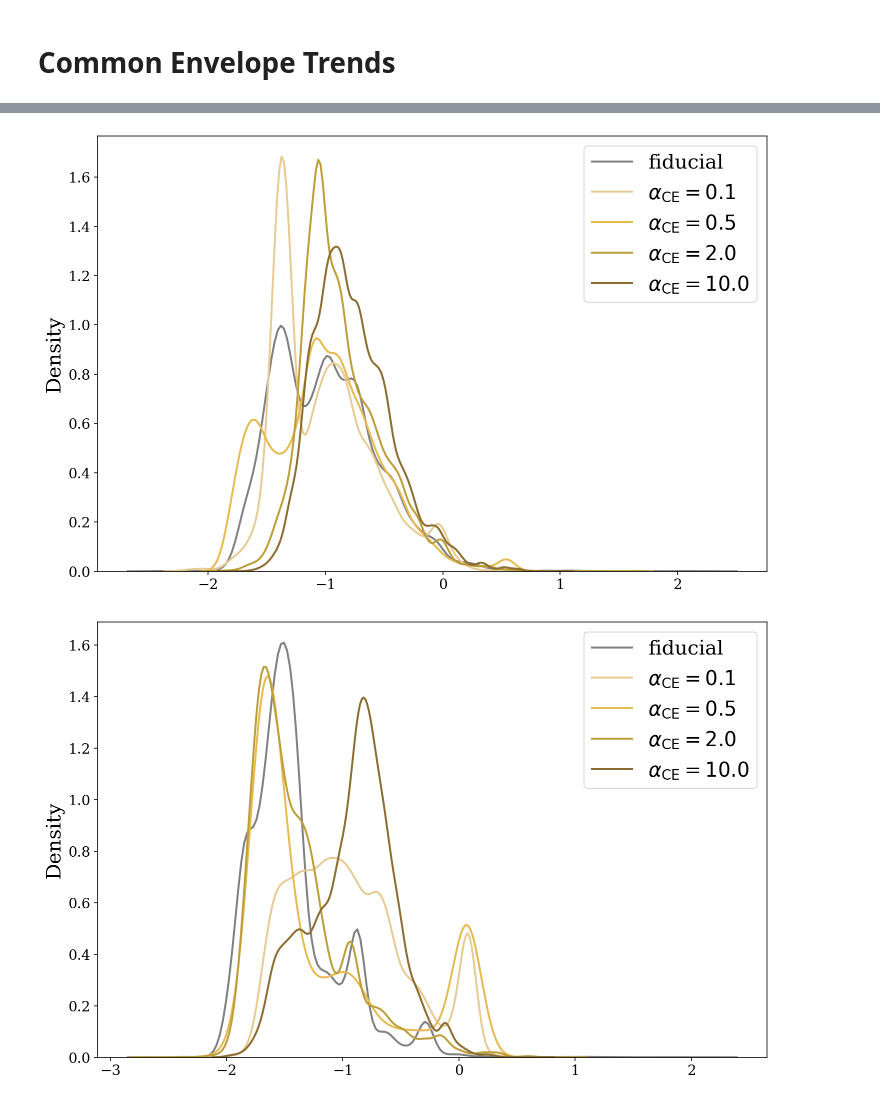
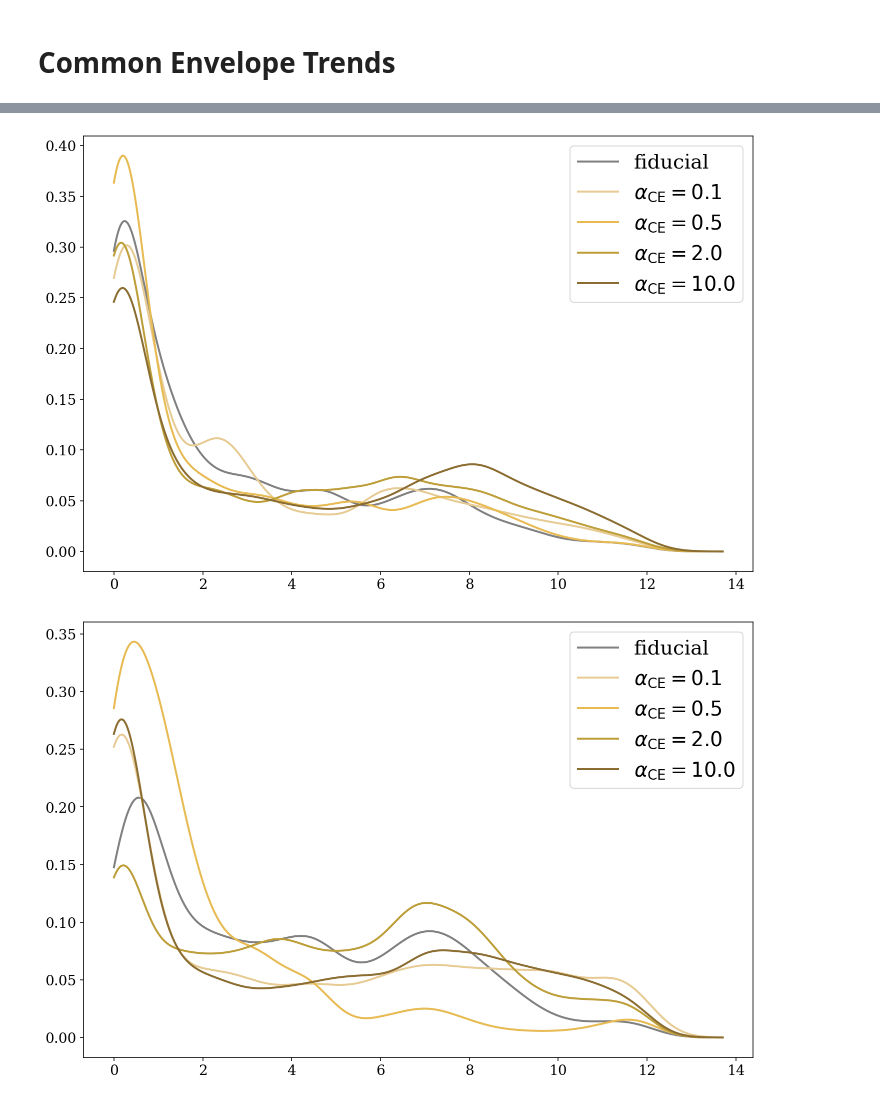
Before and after one commit to TomWagg/detecting-DCOs-in-LISA, a Jupyter notebook: paper/figure_notebooks/variations.ipynb, the cells around one changed output, grey strips where cells are left out. Saved outputs shown, nothing was run; the diff lists cells and outputs as text; code cells hidden in the pictures.

```diff
--- a/paper/figure_notebooks/variations.ipynb
+++ b/paper/figure_notebooks/variations.ipynb
@@ -1045,20 +1048,24 @@ plt.show()
 # %%
 for dco_type in dco_types:
 
     for v in [0, 6, 7, 8, 9]:
 
         with h5.File(sim_folder + "{}_{}_all.h5".format(dco_type, variations[v]["file"]), "r") as f:
             data = f["simulation"][...].squeeze()
 
-        sns.kdeplot(np.log10(data["a_pre_SN2"]), weights=data["weight"], color=variations[v]["colour"],
+        kde = boots.MirroredKDE(data=data["tau"], weights=data["weight"], lower_bound=0.0, upper_bound=13.7)
+
+        x_range = np.linspace(0, 13.7, 1000)
+
+        plt.plot(x_range, kde(x_range), color=variations[v]["colour"],
                     label=variations[v]["med"], lw=2)
 
     plt.legend()
 
 #     plt.xlim(-2, 1)
     # plt.ylim(1e-2, 1e2)
 
     plt.show()
 # %% [output]
-[figure, old version]
+[figure, new version]
-[figure, old version]
+[figure, new version]
```
Also changed, not shown: parts of 2 cells of this notebook, 3 other files.
